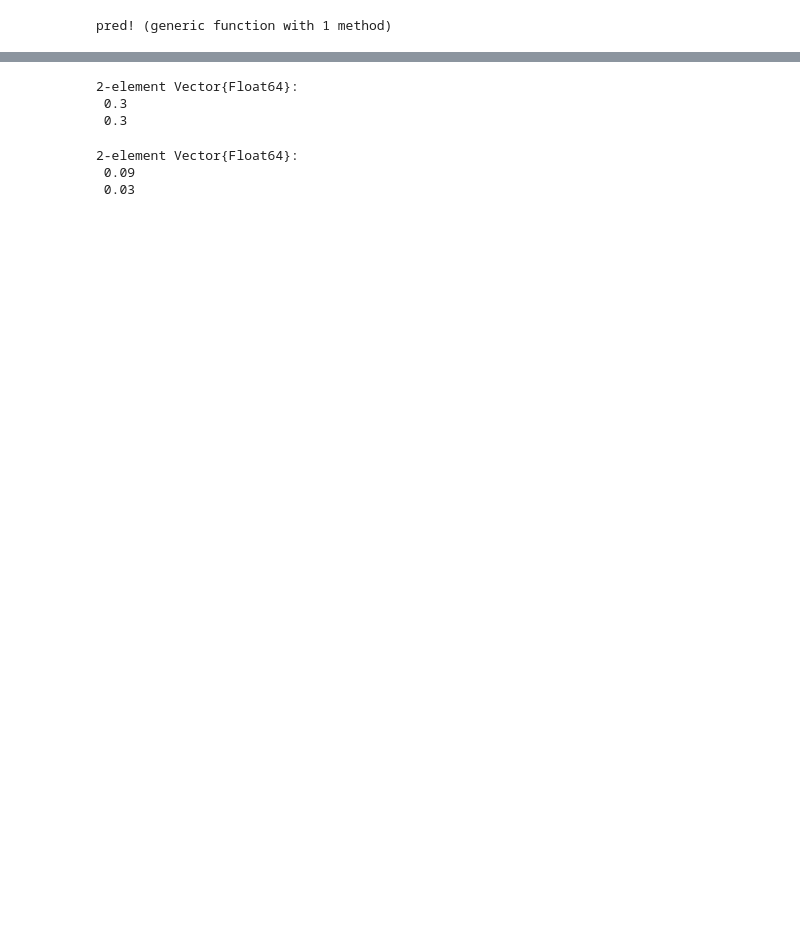
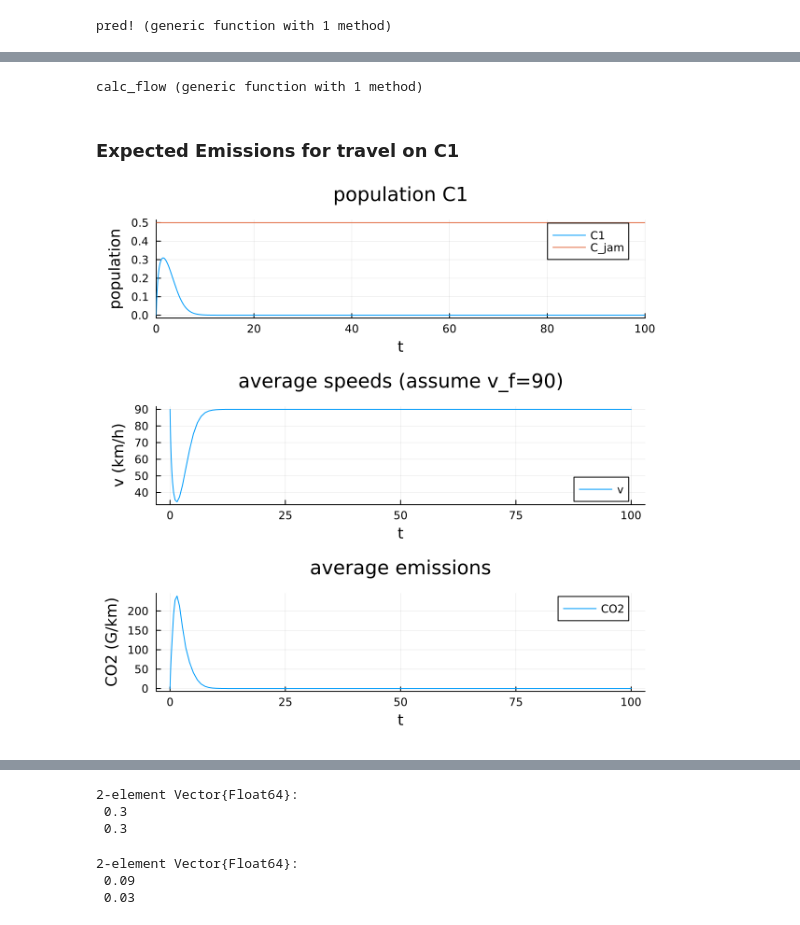
Before and after one commit to acossairt/traffic_air_quality_modeling, a Jupyter notebook: travel_4.ipynb, the cells around one changed output, grey strips where cells are left out. Drawn from its saved outputs; the diff is of its cells as text; code cells hidden in the pictures; blank space fills up the shorter version.

```diff
--- a/travel_4.ipynb
+++ b/travel_4.ipynb
@@ -70,0 +87,59 @@ plot!(sol, idxs = (0,6), xlabel="time", ylabel="population", label="C2 (2 to 1),
+# %%
+using Interpolations
+
+# Calculate speeds from densities
+v_f = 90 # free-flow velocity, 90 km/hr
+k_jam_C1 = 1 / β₁
+k_jam_C2 = 1 / β₂
+
+function calc_space_mean_speed(v_f, k, k_jam)
+    u_s = v_f - (k/k_jam)*v_f
+    return u_s > 0 ? u_s : 0
+end
+
+# Make a U-shaped curve
+start = 5 # speeds in mph, from California paper
+my_step = 5
+stop = 100
+mph_to_kmh = 1.60934
+speed_arr = collect(start:my_step:stop) * mph_to_kmh # convert mph to kmh
+emissions_arr = [1200, 950, 700, 500, 425, 350, 325, 310, 309, 308, 308, 308, 309, 320, 330, 350, 375, 400, 450, 550] * mph_to_kmh
+plot(speed_arr, emissions_arr)
+
+# Calculate emissions from speeds
+interp_fn = linear_interpolation(speed_arr, emissions_arr, extrapolation_bc=Line())
+
+function calc_emissions_from_speed(vehicle_pop_arr, my_speed_arr, interp_fn)
+    interpolated_emission_per_vehicle = interp_fn(my_speed_arr)
+    emissions = interpolated_emission_per_vehicle .* vehicle_pop_arr
+    return emissions
+end
+
+# Calculate flow volume
+function calc_flow(vehicle_pop_arr, v_f, k_jam)
+    q = v_f .* vehicle_pop_arr - (v_f / k_jam) .* vehicle_pop_arr.^2
+    return q
+end
+# %% [output]
+calc_flow (generic function with 1 method)
+# %% [markdown]
+### Expected Emissions for travel on C1
+# %%
+pop_C1 = sol[3, :]
+C1_speeds = calc_space_mean_speed.(v_f, pop_C1, k_jam_C1)
+C1_emissions = calc_emissions_from_speed(pop_C1, C1_speeds, interp_fn)
+C1_flow = calc_flow(pop_C1, v_f, k_jam_C1)
+
+plt1 = plot(sol, idxs=(0,3), xlabel="t", ylabel="population", label="C1")
+plt1 = plot!(plt1, [0,100], repeat([k_jam_C1], 2), label="C_jam", title="population C1")
+plt2 = plot(sol.t, C1_speeds, xlabel="t", ylabel="v (km/h)", label="v", title="average speeds (assume v_f=90)")
+plt3 = plot(sol.t, C1_emissions, xlabel="t", ylabel="CO2 (G/km)", label="CO2", title="average emissions")
+plt4 = plot(sol.t, C1_flow, xlabel="t", ylabel="q (vehicles / hour)", label="q", title="traffic flow")
+
+plt = plot(plt1, plt2, plt3, layout = grid(3,1, heights=(1/3,1/3,1/3)), size=(600,600))
+#plt = plot(plt1, plt2, plt3, plt4, layout = grid(4,1, heights=(1/4,1/4,1/4,1/4)), size=(600,800))
+
+savefig(plt, "congestion_to_emissions_C1_v3.png")
+display(plt)
+# %% [output]
+[figure, added]
```
Also changed, not shown: parts of 10 cells of this notebook, 10 other files.
